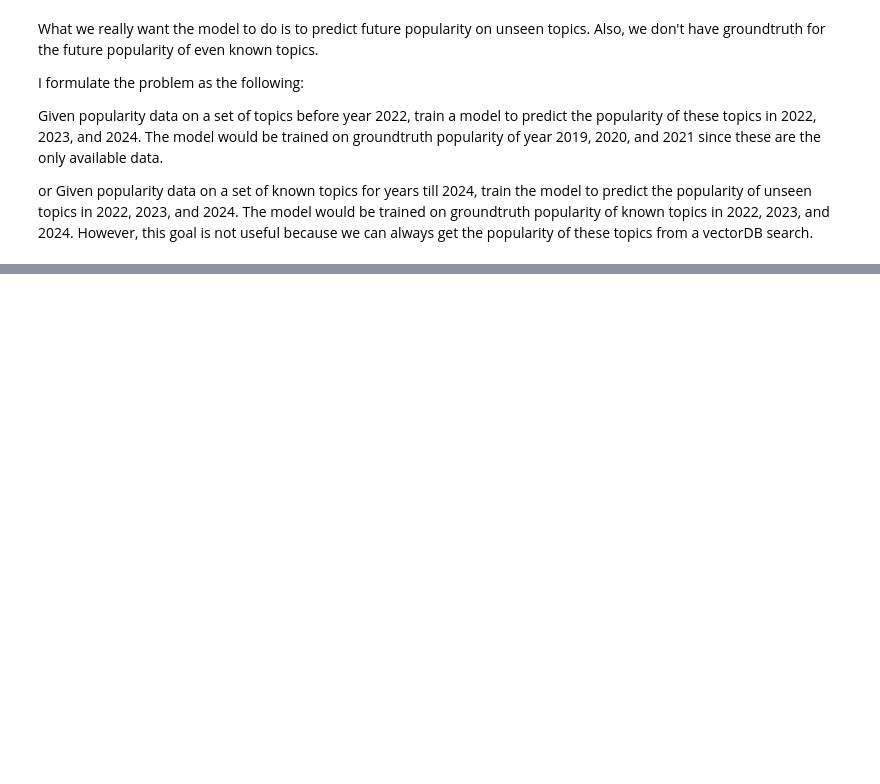
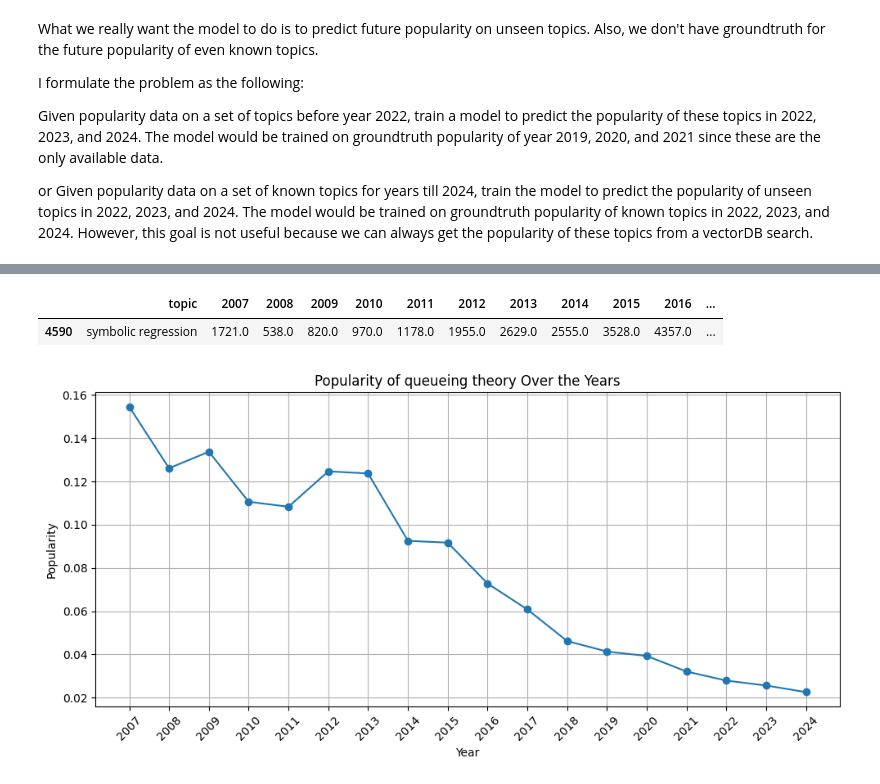
Before and after one commit to Youmiao015/CS6675_Spring2025, a Jupyter notebook: notebooks/erik.ipynb, the cells around one changed output, grey strips where cells are left out. Cells and saved outputs as stored; diff of their text form; code cells hidden in the pictures; blank space fills up the shorter version.

```diff
--- a/notebooks/erik.ipynb
+++ b/notebooks/erik.ipynb
@@ -179,0 +284,14 @@ or Given popularity data on a set of known topics for years till 2024, train the
+# %%
+# Create a dictionary mapping years to CS paper counts for normalization
+cs_papers_by_year = dict(zip(df['Year'].astype(str), df['CS Papers']))
+
+# Create a copy of the sorted_data dataframe for normalization
+normalized_data = sorted_data.copy()
+
+# Normalize each year's data by dividing by the number of CS papers for that year
+for year in normalized_data.columns:
+    if year in cs_papers_by_year and cs_papers_by_year[year] > 0:
+        normalized_data[year] = normalized_data[year] / cs_papers_by_year[year]
+
+# Display the normalized dataframe
+normalized_data.head()
@@ -179,0 +305,32 @@ or Given popularity data on a set of known topics for years till 2024, train the
+# %%
+sorted_data[sorted_data['topic'] == 'symbolic regression']
+# %% [output]
+|  | topic | 2007 | 2008 | 2009 | 2010 | 2011 | 2012 | 2013 | 2014 | 2015 | 2016 | ... |
+| 4590 | symbolic regression | 1721.0 | 538.0 | 820.0 | 970.0 | 1178.0 | 1955.0 | 2629.0 | 2555.0 | 3528.0 | 4357.0 | ... |
+# %%
+import matplotlib.pyplot as plt
+
+target_topic = 'queueing theory'
+
+# Filter the data for the topic "railway control"
+data = normalized_data[normalized_data['topic'] == target_topic]
+
+# Check if the filtered data is empty
+if data.empty:
+    print("No data available for the topic.")
+else:
+    # Set the years as the x-axis
+    years = [str(year) for year in range(2007, 2025)]
+
+    # Plot the data
+    plt.figure(figsize=(10, 5))
+    plt.plot(years, data.loc[:, '2007':'2024'].values.flatten(), marker='o')
+    plt.title('Popularity of ' + target_topic + ' Over the Years')
+    plt.xlabel('Year')
+    plt.ylabel('Popularity')
+    plt.xticks(rotation=45)
+    plt.grid()
+    plt.tight_layout()
+    plt.show()
+# %% [output]
+[figure, added]
```
Also changed, not shown: parts of 6 cells of this notebook, 13 other files.
